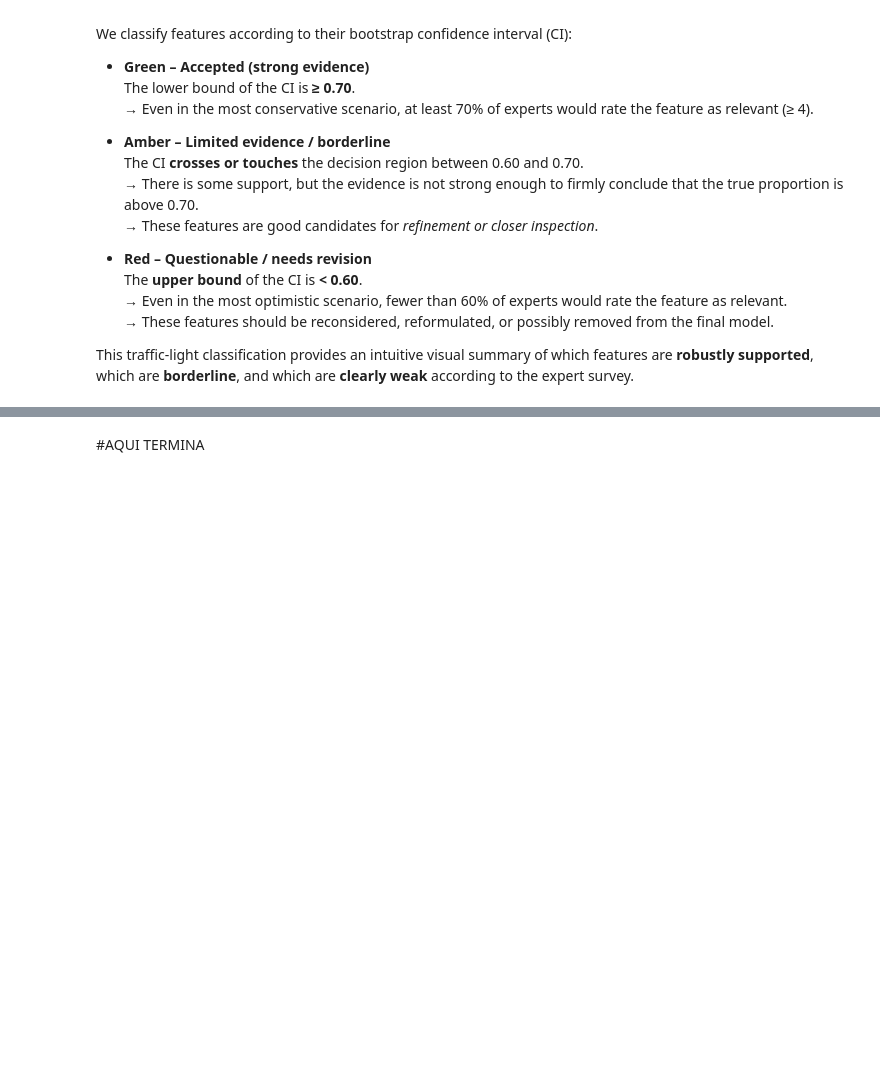
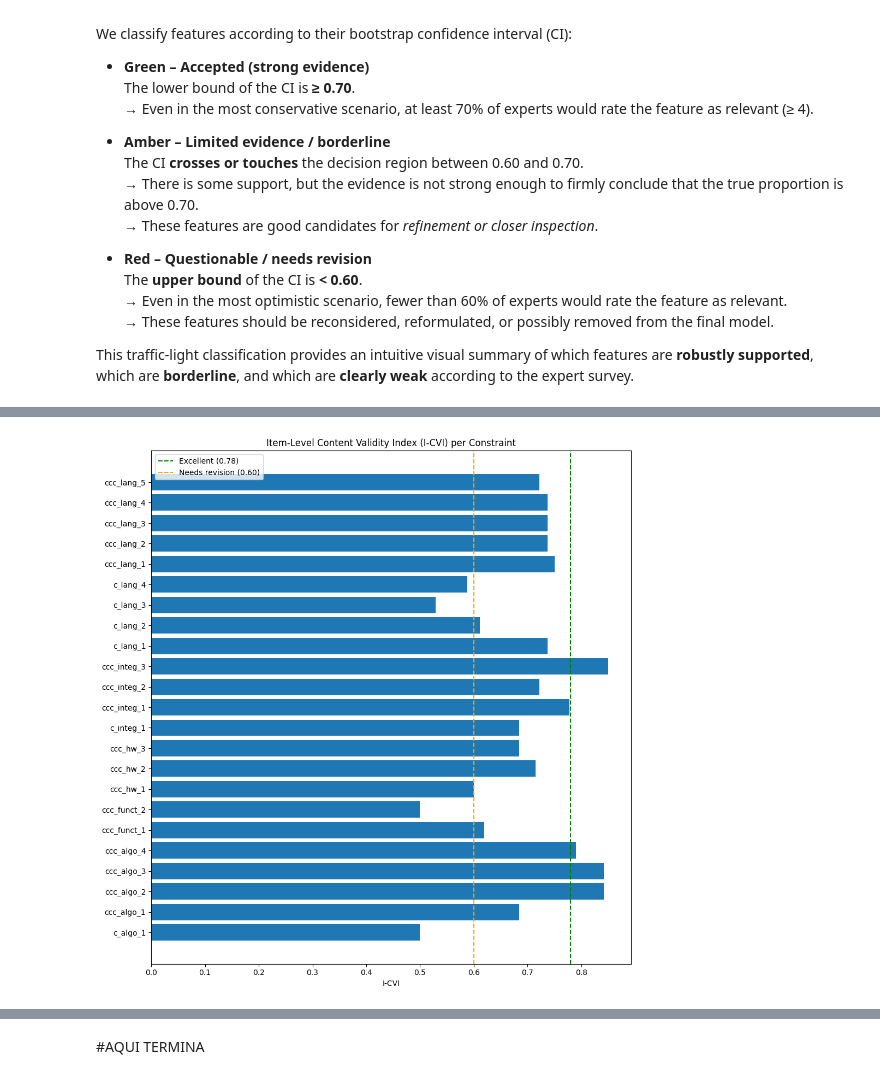
Before and after one commit to ricpdc/QSPL-Survey, a Jupyter notebook: QSE_Survey_Analysis_Colab.ipynb, the cells around one changed output, grey strips where cells are left out. Saved outputs shown, nothing was run; the diff lists cells and outputs as text; code cells hidden in the pictures; blank space fills up the shorter version.

```diff
--- a/QSE_Survey_Analysis_Colab.ipynb
+++ b/QSE_Survey_Analysis_Colab.ipynb
@@ -2677,0 +3263,31 @@ for group_name, df_ci_group in bootstrap_results.items():
+# %%
+# ================================================================
+# VISUALIZATIONS FOR I-CVI — BARPLOT + HEATMAP
+# ================================================================
+import matplotlib.pyplot as plt
+import seaborn as sns
+
+# Ensure icvi_table is sorted in a meaningful way
+df_plot = icvi_table.sort_values(
+    ["subtree", "type", "item"],
+    ascending=[True, True, True]
+).reset_index(drop=True)
+
+# ----------------------------------------------------------
+# 1. Horizontal barplot of I-CVI per item
+# ----------------------------------------------------------
+plt.figure(figsize=(10, 0.45 * len(df_plot)))
+
+plt.barh(df_plot["item"], df_plot["I_CVI"], color="#1f78b4")
+
+# Threshold lines for interpretation
+plt.axvline(0.78, color="green", linestyle="--", label="Excellent (0.78)")
+plt.axvline(0.60, color="orange", linestyle="--", label="Needs revision (0.60)")
+
+plt.xlabel("I-CVI")
+plt.title("Item-Level Content Validity Index (I-CVI) per Constraint")
+plt.legend()
+plt.tight_layout()
+plt.show()
+# %% [output]
+[figure, added]
```
Also changed, not shown: parts of 13 cells of this notebook.
